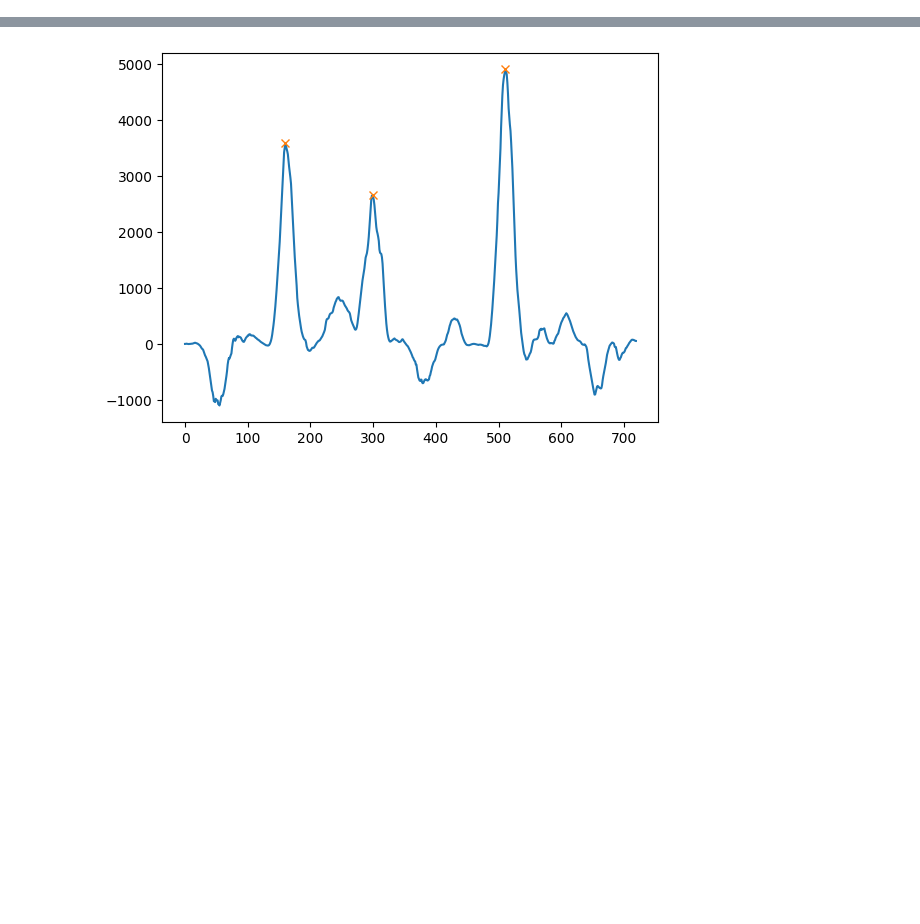
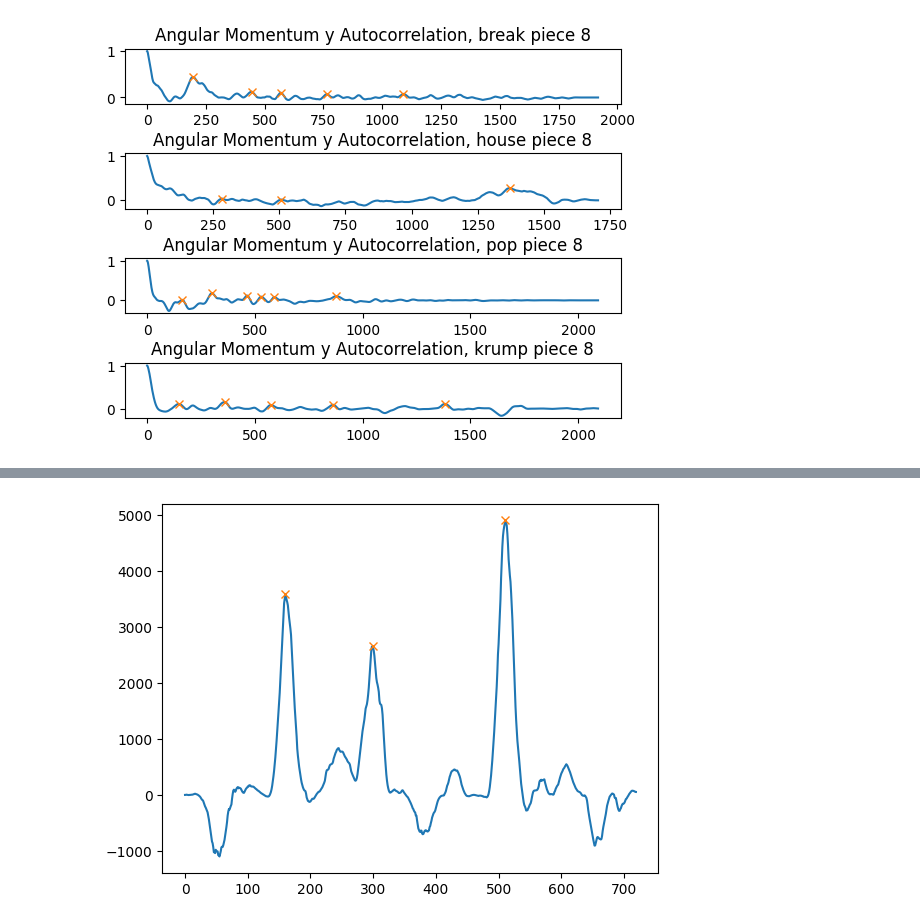
Before and after one commit to tBenBaker/MovementClassifier, a Jupyter notebook: DanceProj1/notebooks/scratch_feature_explore.ipynb, the cells around one changed output, grey strips where cells are left out. Cells and saved outputs as stored; diff of their text form; code cells hidden in the pictures; blank space fills up the shorter version.

```diff
--- a/DanceProj1/notebooks/scratch_feature_explore.ipynb
+++ b/DanceProj1/notebooks/scratch_feature_explore.ipynb
@@ -122,0 +152,30 @@ plt.show()
+# %%
+#find the first peak angular momentum autocorrelation y-dimension. Then divide by frame number of that peak.
+peaksbr, propertiesbr = find_peaks(x1, prominence=.1, height=0, distance=30, width=10)
+peaksbr1 = peaksbr[0]
+peaksho, propertiesho = find_peaks(x2, prominence=.1, height=0, distance=30, width=10)
+peaksho1 = peaksho[0]
+peakspo, propertiespo = find_peaks(x3, prominence=.1, height=0, distance=30, width=10)
+peakspo1 = peakspo[0]
+peakskr, propertieskr = find_peaks(x4, prominence=.1, height=0, distance=30, width=10)
+peakskr1 = peakskr[0]
+
+#plot
+fig, ax = plt.subplots(4, 1)
+ax[0].plot(x1)
+ax[0].plot(peaksbr, x1[peaksbr], "x")
+ax[0].set_title('Angular Momentum y Autocorrelation, break piece 8')
+ax[1].plot(x2)
+ax[1].plot(peaksho, x2[peaksho], "x")
+ax[1].set_title('Angular Momentum y Autocorrelation, house piece 8')
+ax[2].plot(x3)
+ax[2].plot(peakspo, x3[peakspo], "x")
+ax[2].set_title('Angular Momentum y Autocorrelation, pop piece 8')
+ax[3].plot(x4)
+ax[3].plot(peakskr, x4[peakskr], "x")
+ax[3].set_title('Angular Momentum y Autocorrelation, krump piece 8')
+#create virtual space between subplots
+fig.subplots_adjust(hspace=0.9)
+plt.show()
+# %% [output]
+[figure, added]
```
Also changed, not shown: parts of 30 cells of this notebook, 9 other files.
